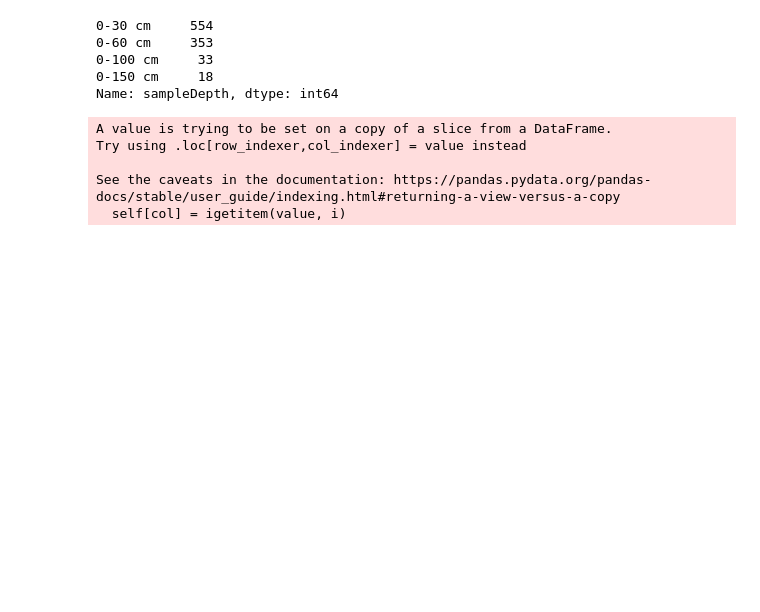
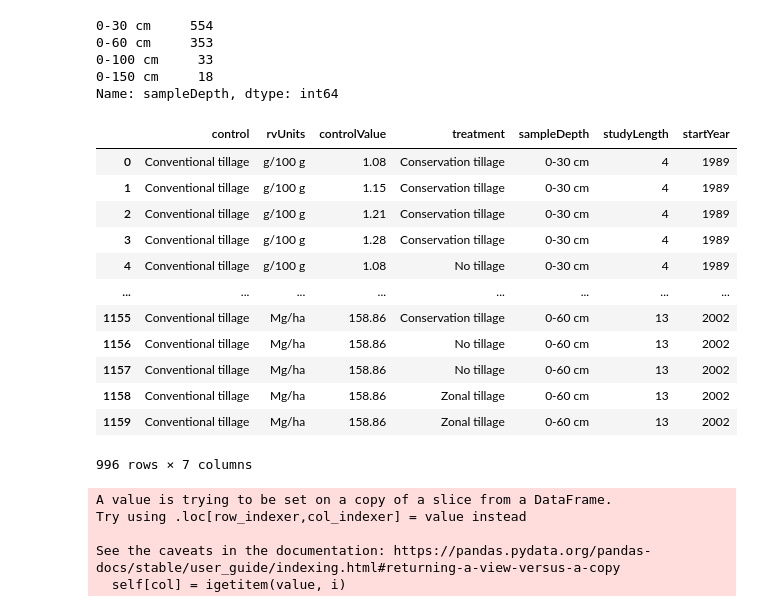
Before and after one commit to sumitbahl/SOCPrediction, a Jupyter notebook: TillagePrediction.ipynb, the cells around one changed output. Saved outputs shown, nothing was run; the diff lists cells and outputs as text; code cells hidden in the pictures; blank space fills up the shorter version.

```diff
--- a/TillagePrediction.ipynb
+++ b/TillagePrediction.ipynb
@@ -85,6 +125,22 @@ X.sampleDepth.value_counts()
 0-100 cm     33
 0-150 cm     18
 Name: sampleDepth, dtype: int64
+# %%
+X
+# %% [output]
+|  | control | rvUnits | controlValue | treatment | sampleDepth | studyLength | startYear |
+| 0 | Conventional tillage | g/100 g | 1.08 | Conservation tillage | 0-30 cm | 4 | 1989 |
+| 1 | Conventional tillage | g/100 g | 1.15 | Conservation tillage | 0-30 cm | 4 | 1989 |
+| 2 | Conventional tillage | g/100 g | 1.21 | Conservation tillage | 0-30 cm | 4 | 1989 |
+| 3 | Conventional tillage | g/100 g | 1.28 | Conservation tillage | 0-30 cm | 4 | 1989 |
+| 4 | Conventional tillage | g/100 g | 1.08 | No tillage | 0-30 cm | 4 | 1989 |
+| ... | ... | ... | ... | ... | ... | ... | ... |
+| 1155 | Conventional tillage | Mg/ha | 158.86 | Conservation tillage | 0-60 cm | 13 | 2002 |
+| 1156 | Conventional tillage | Mg/ha | 158.86 | No tillage | 0-60 cm | 13 | 2002 |
+| 1157 | Conventional tillage | Mg/ha | 158.86 | No tillage | 0-60 cm | 13 | 2002 |
+| 1158 | Conventional tillage | Mg/ha | 158.86 | Zonal tillage | 0-60 cm | 13 | 2002 |
+| 1159 | Conventional tillage | Mg/ha | 158.86 | Zonal tillage | 0-60 cm | 13 | 2002 |
+996 rows × 7 columns
 # %%
 from sklearn.preprocessing import OrdinalEncoder
 
```
Also changed, not shown: parts of 15 cells of this notebook.
